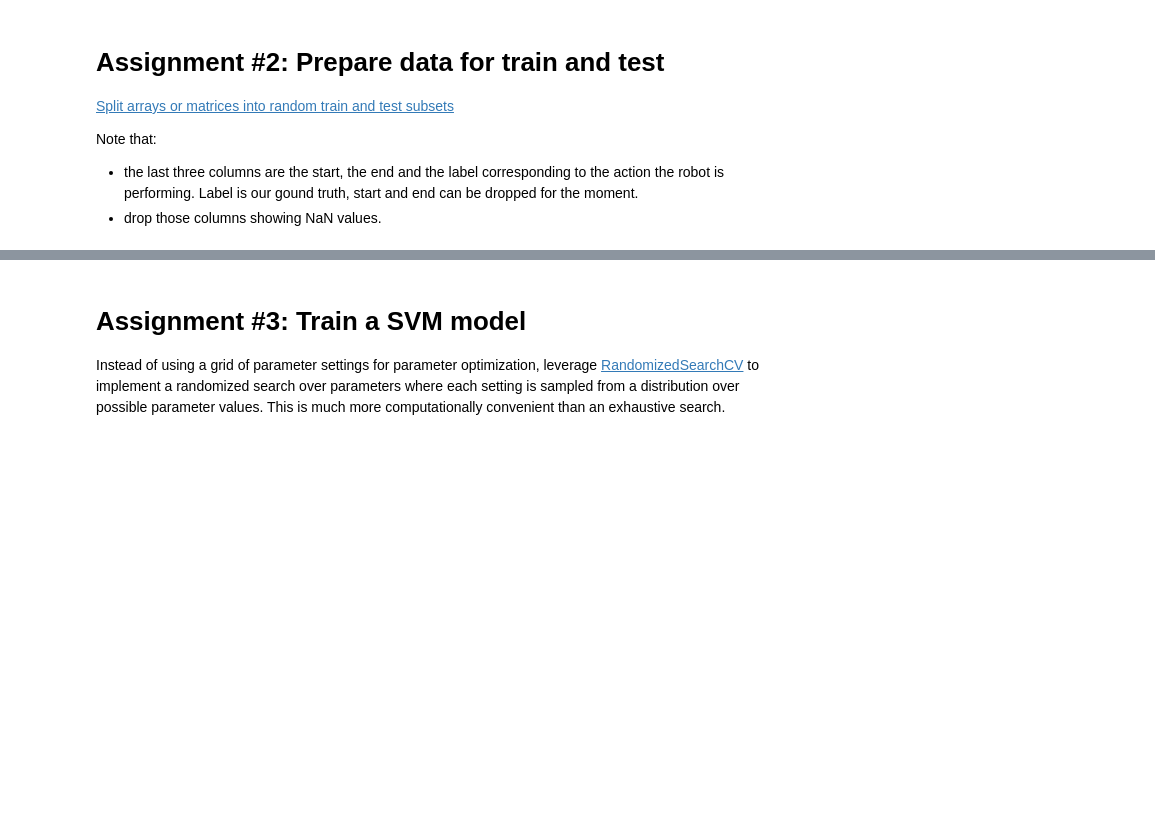
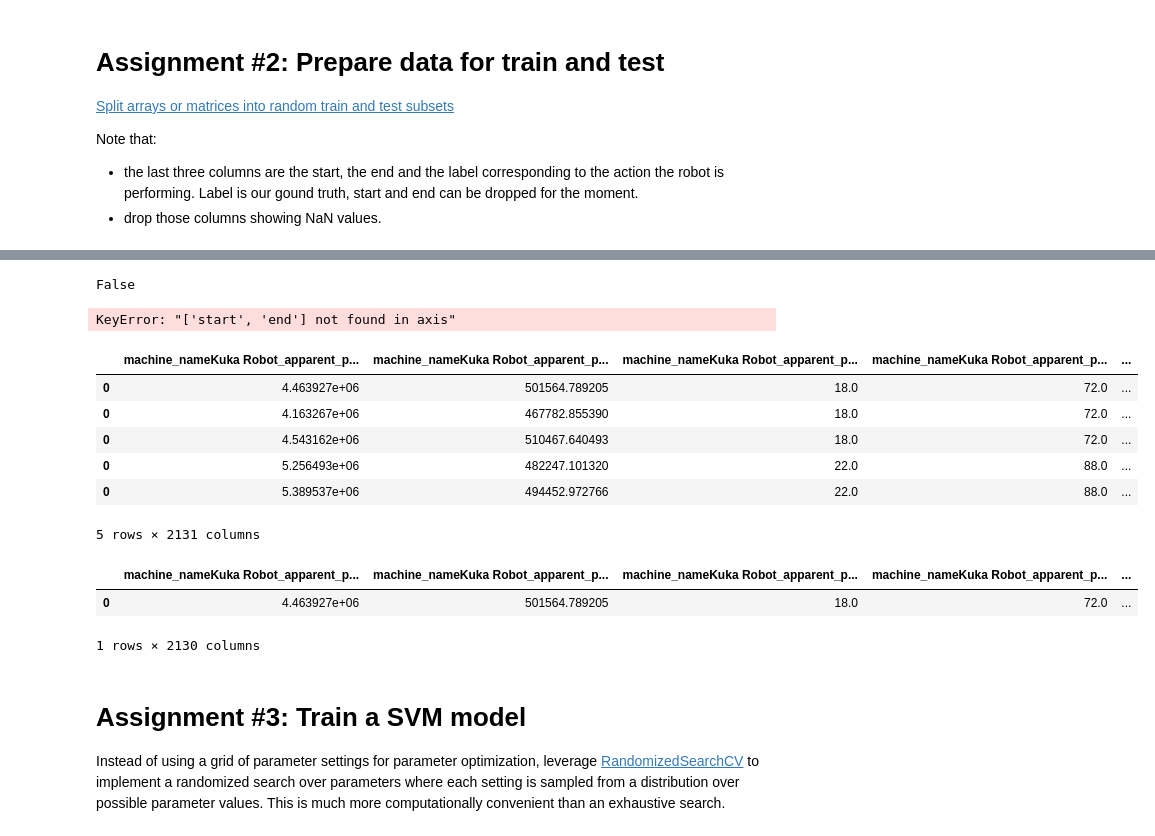
Before and after one commit to gabriquaranta/machine-learning-applications, a Jupyter notebook: LABFP/1_ML_time_series_assignment_A.ipynb, the cells around one changed output, grey strips where cells are left out. Saved outputs shown, nothing was run; the diff lists cells and outputs as text; code cells hidden in the pictures; blank space fills up the shorter version.

```diff
--- a/LABFP/1_ML_time_series_assignment_A.ipynb
+++ b/LABFP/1_ML_time_series_assignment_A.ipynb
@@ -373,2 +447,12 @@ df_features_nonan = [...]
+# %%
+df_features = df_features.dropna(axis=1)
+# %%
+df_features.isnull().values.any()
+# %% [output]
+False
+# %%
+df_features=df_features.drop(["start","end"],axis=1)
+# %% [output]
+KeyError: "['start', 'end'] not found in axis"
 # %%
-df_train, df_test = [...]
+df_train, df_test = train_test_split(df_features,random_state=42)
@@ -379,0 +459,10 @@ y_test = [...]
+# %%
+df_test.head(5)
+# %% [output]
+|  | machine_nameKuka Robot_apparent_p... | machine_nameKuka Robot_apparent_p... | machine_nameKuka Robot_apparent_p... | machine_nameKuka Robot_apparent_p... | ... |
+| 0 | 4.463927e+06 | 501564.789205 | 18.0 | 72.0 | ... |
+| 0 | 4.163267e+06 | 467782.855390 | 18.0 | 72.0 | ... |
+| 0 | 4.543162e+06 | 510467.640493 | 18.0 | 72.0 | ... |
+| 0 | 5.256493e+06 | 482247.101320 | 22.0 | 88.0 | ... |
+| 0 | 5.389537e+06 | 494452.972766 | 22.0 | 88.0 | ... |
+5 rows × 2131 columns
@@ -380,3 +474,9 @@ y_test = [...]
+# %%
+X_test.head(1)
+# %% [output]
+|  | machine_nameKuka Robot_apparent_p... | machine_nameKuka Robot_apparent_p... | machine_nameKuka Robot_apparent_p... | machine_nameKuka Robot_apparent_p... | ... |
+| 0 | 4.463927e+06 | 501564.789205 | 18.0 | 72.0 | ... |
+1 rows × 2130 columns
 # %% [markdown]
 # Assignment #3: Train a SVM model
 
```
Also changed, not shown: parts of 22 cells of this notebook.
